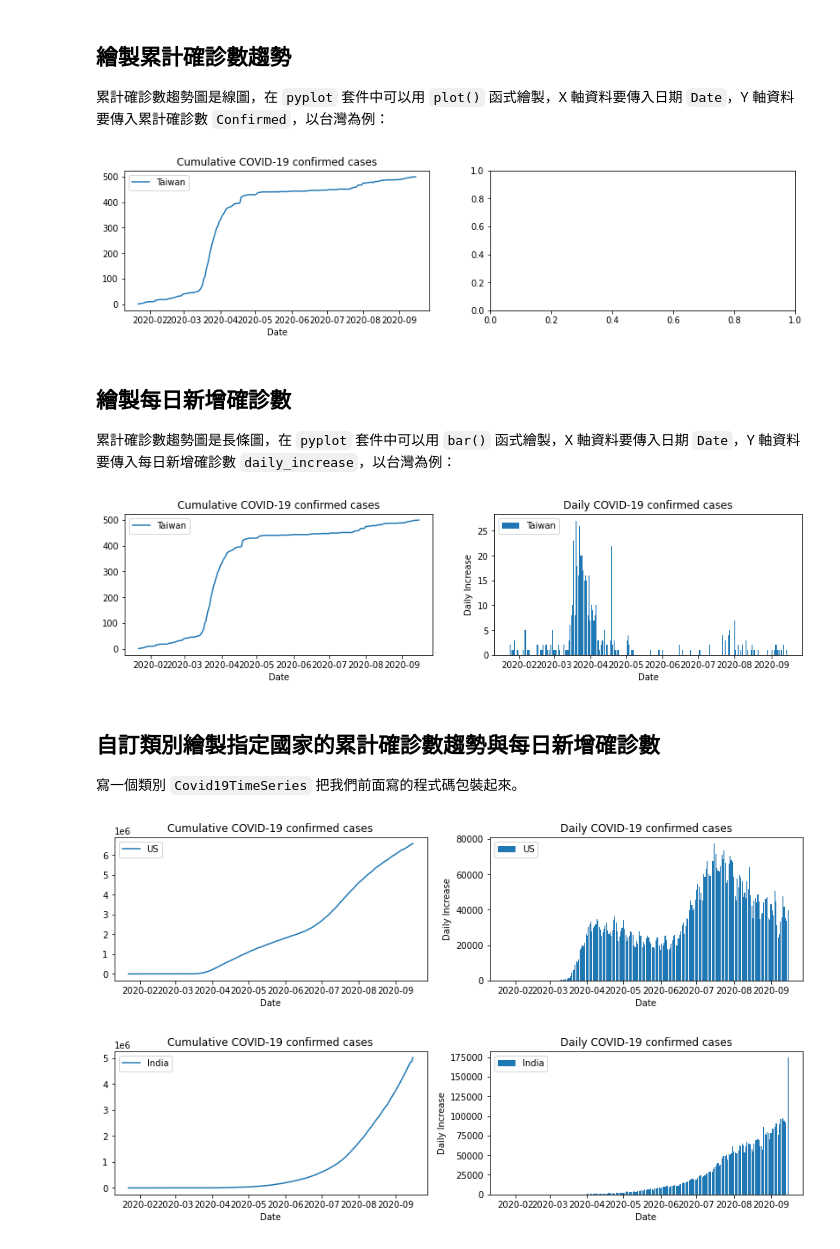
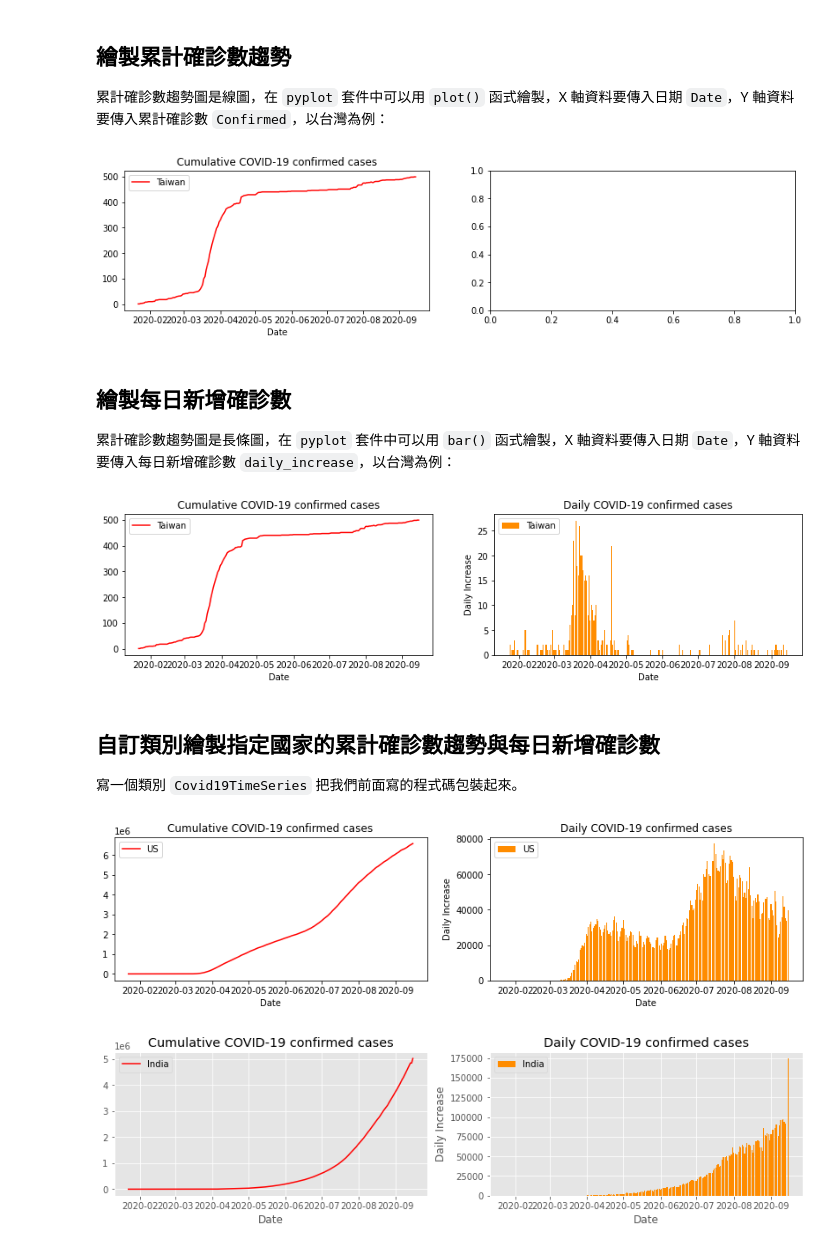
Before and after one commit to datainpoint/project-python-data-toolkit-glimpse, a Jupyter notebook: project-python-data-toolkit-glimpse.ipynb, the cells around one changed output. Drawn from its saved outputs; the diff is of its cells as text; code cells hidden in the pictures.

```diff
--- a/project-python-data-toolkit-glimpse.ipynb
+++ b/project-python-data-toolkit-glimpse.ipynb
@@ -133,13 +133,13 @@ array([ 0,  2,  0,  1,  1,  3,  0,  1,  1,  0,  0,  0,  1,  0,  5,  0,  1,
 fig, axes = plt.subplots(1, 2, figsize=(14, 3))
 x = tw['Date'].values
 y = tw['Confirmed'].values
-axes[0].plot(x, y, label="Taiwan")
+axes[0].plot(x, y, label='Taiwan', color='red')
 axes[0].set_xlabel('Date')
 axes[0].set_title('Cumulative COVID-19 confirmed cases')
 axes[0].legend(loc='upper left')
 plt.show()
 # %% [output]
-[figure, old version]
+[figure, new version]
 # %% [markdown]
 ## 繪製每日新增確診數
 
@@ -148,11 +148,11 @@ plt.show()
 fig, axes = plt.subplots(1, 2, figsize=(14, 3))
 x = tw['Date'].values
 y = tw['Confirmed'].values
-axes[0].plot(x, y, label="Taiwan")
+axes[0].plot(x, y, label='Taiwan', color='red')
 axes[0].set_xlabel('Date')
 axes[0].set_title('Cumulative COVID-19 confirmed cases')
 axes[0].legend(loc='upper left')
-axes[1].bar(x[1:], daily_increase, label='Taiwan') # 因為是每日新增，要扣除資料的第一天 2020-01-22
+axes[1].bar(x[1:], daily_increase, label='Taiwan', color='darkorange') # 因為是每日新增，要扣除資料的第一天 2020-01-22
 axes[1].set_title('Daily COVID-19 confirmed cases')
 axes[1].set_xlabel('Date')
 axes[1].set_ylabel('Daily Increase')
@@ -160,7 +160,7 @@ axes[1].set_ylim(0, None)
 axes[1].legend(loc='upper left')
 plt.show()
 # %% [output]
-[figure, old version]
+[figure, new version]
 # %% [markdown]
 ## 自訂類別繪製指定國家的累計確診數趨勢與每日新增確診數
 
@@ -190,11 +190,11 @@ class Covid19TimeSeries:
     def show_plots(self, country):
         date, cumulative_confirmed, daily_increase = self.get_plot_data(country)
         fig, axes = plt.subplots(1, 2, figsize=(14, 3))
-        axes[0].plot(date, cumulative_confirmed, label=country)
+        axes[0].plot(date, cumulative_confirmed, label=country, color='red')
         axes[0].set_xlabel('Date')
         axes[0].set_title('Cumulative COVID-19 confirmed cases')
         axes[0].legend(loc='upper left')
-        axes[1].bar(date[1:], daily_increase, label=country)
+        axes[1].bar(date[1:], daily_increase, label=country, color='darkorange')
         axes[1].set_title('Daily COVID-19 confirmed cases')
         axes[1].set_xlabel('Date')
         axes[1].set_ylabel('Daily Increase')
@@ -205,10 +205,10 @@ class Covid19TimeSeries:
 cts = Covid19TimeSeries()
 cts.show_plots('US')
 # %% [output]
-[figure, old version]
+[figure, new version]
 # %%
-cts = Covid19TimeSeries()
-cts.show_plots('India')
+with plt.style.context('ggplot'):
+    cts.show_plots('India')
 # %% [output]
-[figure, old version]
+[figure, new version]
 # %%
```
Also changed, not shown: parts of 1 cell of this notebook.
